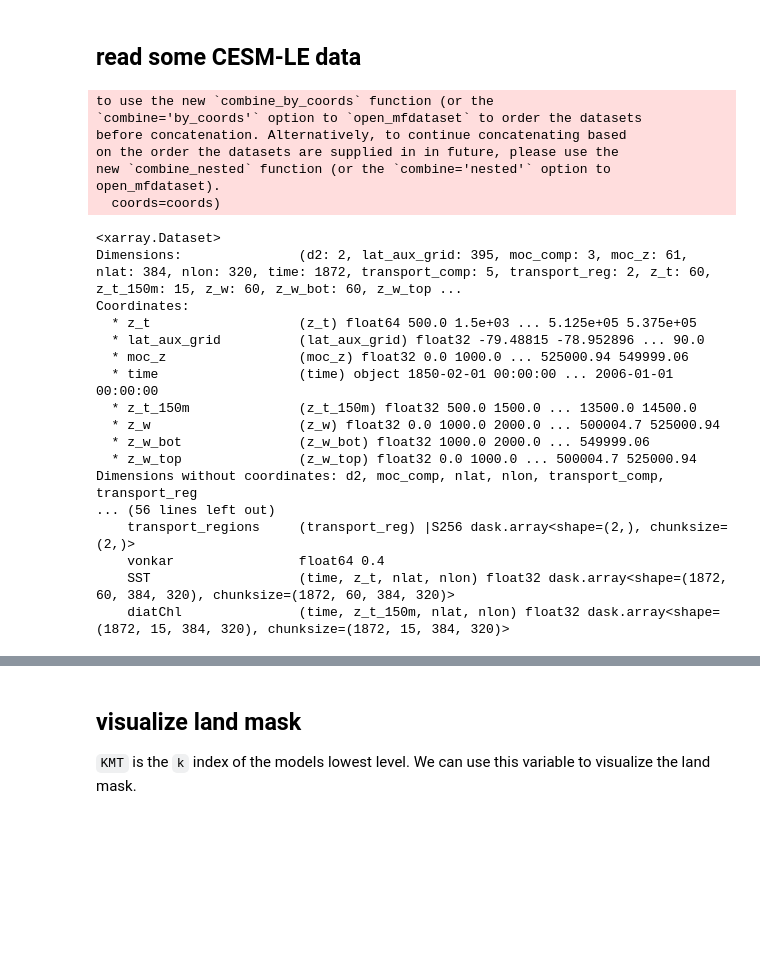
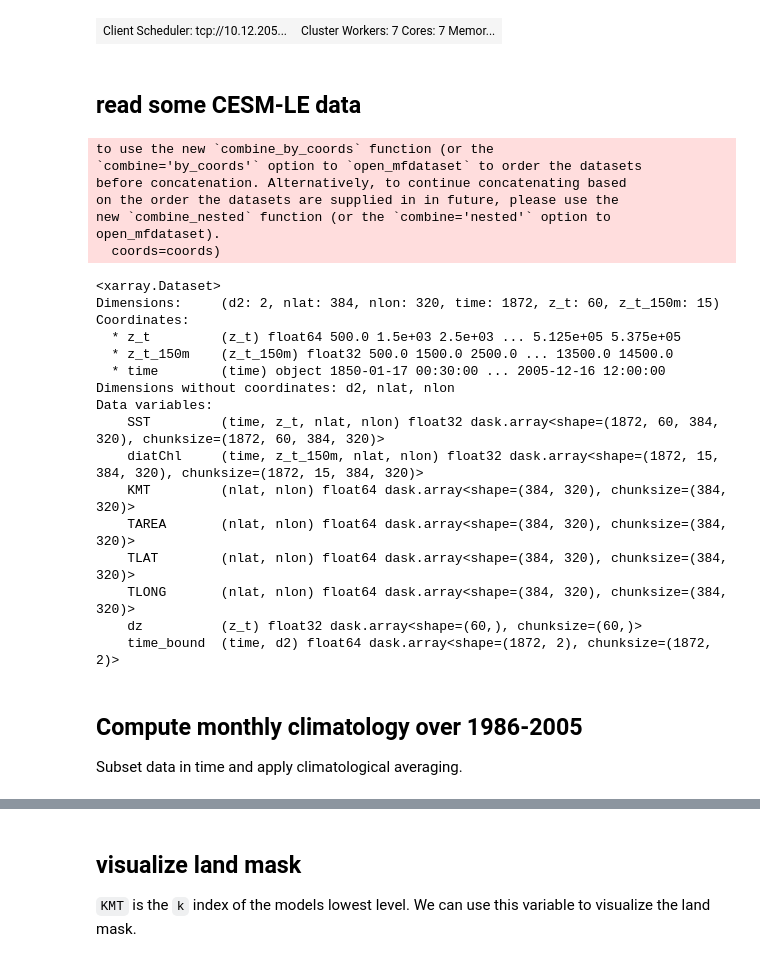
Before and after one commit to matt-long/krill-cesm-le, a Jupyter notebook: notebooks/cesm-le-initial-look.ipynb, the cells around one changed output, grey strips where cells are left out. Saved outputs shown, nothing was run; the diff lists cells and outputs as text; code cells hidden in the pictures; blank space fills up the shorter version.

```diff
--- a/notebooks/cesm-le-initial-look.ipynb
+++ b/notebooks/cesm-le-initial-look.ipynb
@@ -7,2 +9,7 @@ from glob import glob
 import numpy as np
 import xarray as xr
+# %%
+from ncar_jobqueue import NCARCluster
+cluster = NCARCluster()
+cluster.scale(36) #adapt(minimum_jobs=1, maximum_jobs=40)
+cluster
@@ -9,3 +22,9 @@ import xarray as xr
+# %%
+from dask.distributed import Client
+client = Client(cluster) # Connect this local process to remote workers
+client
+# %% [output]
+| Client Scheduler: tcp://10.12.205... | Cluster Workers: 7 Cores: 7 Memor... |
 # %% [markdown]
 ## read some CESM-LE data
 # %%
@@ -16,16 +35,22 @@ freq = 'monthly'
 stream = 'pop.h' # POP ocean model monthly stream
 case = 'b.e11.B20TRC5CNBDRD.f09_g16.001'
 
-variable = ['SST', 'diatChl']
+variables = ['SST', 'diatChl']
+grid_vars = ['KMT', 'TAREA', 'TLAT', 'TLONG', 'z_t', 'dz', 'z_t_150m', 'time', 'time_bound']
 
 # loop over variables, construct list of datasets
 ds_list = []
-for v in variable:
+for v in variables:
     files = glob(f'{cesmle_root}/{component}/proc/tseries/{freq}/{v}/{case}.{stream}.{v}.*.nc')
-    dsi = xr.open_mfdataset(files, decode_coords=False)
+    dsi = xr.open_mfdataset(files, decode_coords=False, decode_times=False)
     ds_list.append(dsi)
 
 ds = xr.merge(ds_list)
+ds = ds[variables+grid_vars]
+
+ds['time'] = xr.DataArray(cftime.num2date(ds.time_bound.mean(dim='d2'), units=ds.time.units,
+                                         calendar=ds.time.calendar), dims=('time'))
+
 ds
 # %% [output]
 to use the new `combine_by_coords` function (or the
@@ -36,19 +61,22 @@ new `combine_nested` function (or the `combine='nested'` option to
 open_mfdataset).
   coords=coords)
 <xarray.Dataset>
-Dimensions:               (d2: 2, lat_aux_grid: 395, moc_comp: 3, moc_z: 61, nlat: 384, nlon: 320, time: 1872, transport_comp: 5, transport_reg: 2, z_t: 60, z_t_150m: 15, z_w: 60, z_w_bot: 60, z_w_top ...
+Dimensions:     (d2: 2, nlat: 384, nlon: 320, time: 1872, z_t: 60, z_t_150m: 15)
 Coordinates:
-  * z_t                   (z_t) float64 500.0 1.5e+03 ... 5.125e+05 5.375e+05
-  * lat_aux_grid          (lat_aux_grid) float32 -79.48815 -78.952896 ... 90.0
-  * moc_z                 (moc_z) float32 0.0 1000.0 ... 525000.94 549999.06
-  * time                  (time) object 1850-02-01 00:00:00 ... 2006-01-01 00:00:00
-  * z_t_150m              (z_t_150m) float32 500.0 1500.0 ... 13500.0 14500.0
-  * z_w                   (z_w) float32 0.0 1000.0 2000.0 ... 500004.7 525000.94
-  * z_w_bot               (z_w_bot) float32 1000.0 2000.0 ... 549999.06
-  * z_w_top               (z_w_top) float32 0.0 1000.0 ... 500004.7 525000.94
-Dimensions without coordinates: d2, moc_comp, nlat, nlon, transport_comp, transport_reg
-... (56 lines left out)
-    transport_regions     (transport_reg) |S256 dask.array<shape=(2,), chunksize=(2,)>
-    vonkar                float64 0.4
-    SST                   (time, z_t, nlat, nlon) float32 dask.array<shape=(1872, 60, 384, 320), chunksize=(1872, 60, 384, 320)>
-    diatChl               (time, z_t_150m, nlat, nlon) float32 dask.array<shape=(1872, 15, 384, 320), chunksize=(1872, 15, 384, 320)>
+  * z_t         (z_t) float64 500.0 1.5e+03 2.5e+03 ... 5.125e+05 5.375e+05
+  * z_t_150m    (z_t_150m) float32 500.0 1500.0 2500.0 ... 13500.0 14500.0
+  * time        (time) object 1850-01-17 00:30:00 ... 2005-12-16 12:00:00
+Dimensions without coordinates: d2, nlat, nlon
+Data variables:
+    SST         (time, z_t, nlat, nlon) float32 dask.array<shape=(1872, 60, 384, 320), chunksize=(1872, 60, 384, 320)>
+    diatChl     (time, z_t_150m, nlat, nlon) float32 dask.array<shape=(1872, 15, 384, 320), chunksize=(1872, 15, 384, 320)>
+    KMT         (nlat, nlon) float64 dask.array<shape=(384, 320), chunksize=(384, 320)>
+    TAREA       (nlat, nlon) float64 dask.array<shape=(384, 320), chunksize=(384, 320)>
+    TLAT        (nlat, nlon) float64 dask.array<shape=(384, 320), chunksize=(384, 320)>
+    TLONG       (nlat, nlon) float64 dask.array<shape=(384, 320), chunksize=(384, 320)>
+    dz          (z_t) float32 dask.array<shape=(60,), chunksize=(60,)>
+    time_bound  (time, d2) float64 dask.array<shape=(1872, 2), chunksize=(1872, 2)>
+# %% [markdown]
+## Compute monthly climatology over 1986-2005
+
+Subset data in time and apply climatological averaging.
```
Also changed, not shown: parts of 4 cells of this notebook.
